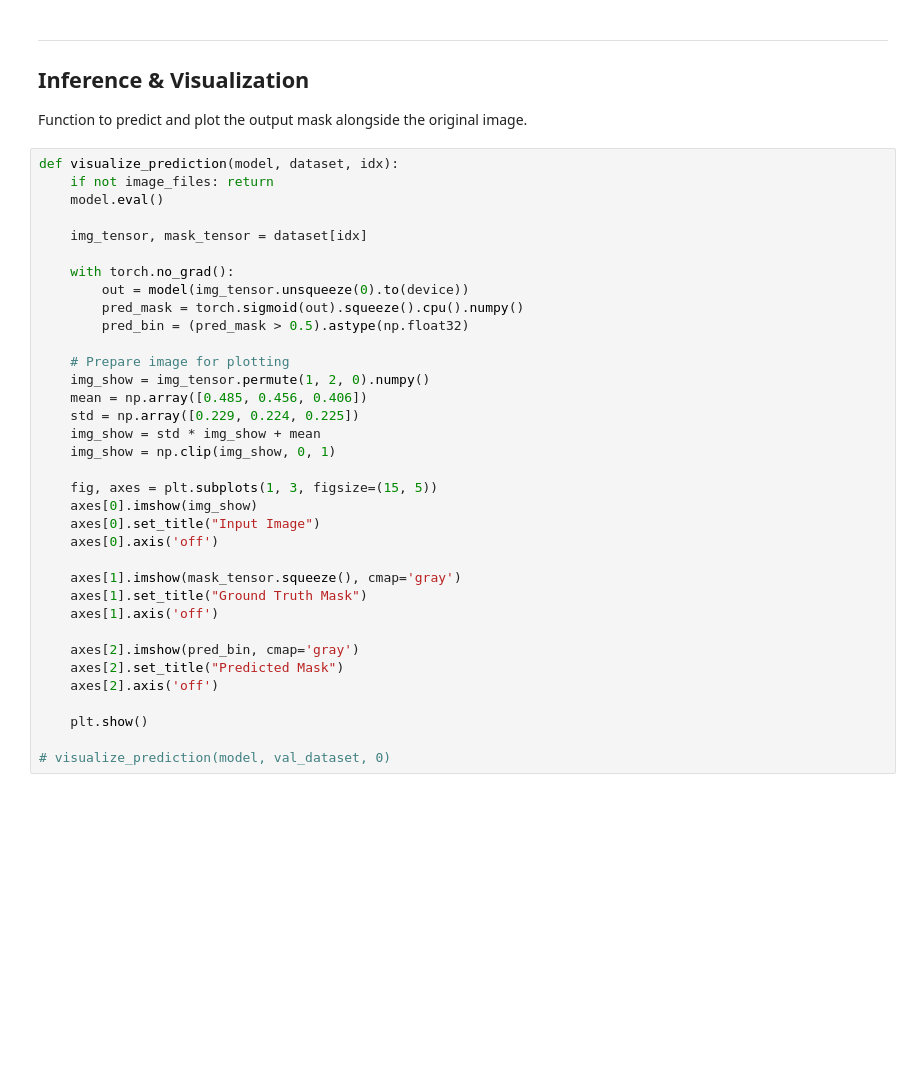
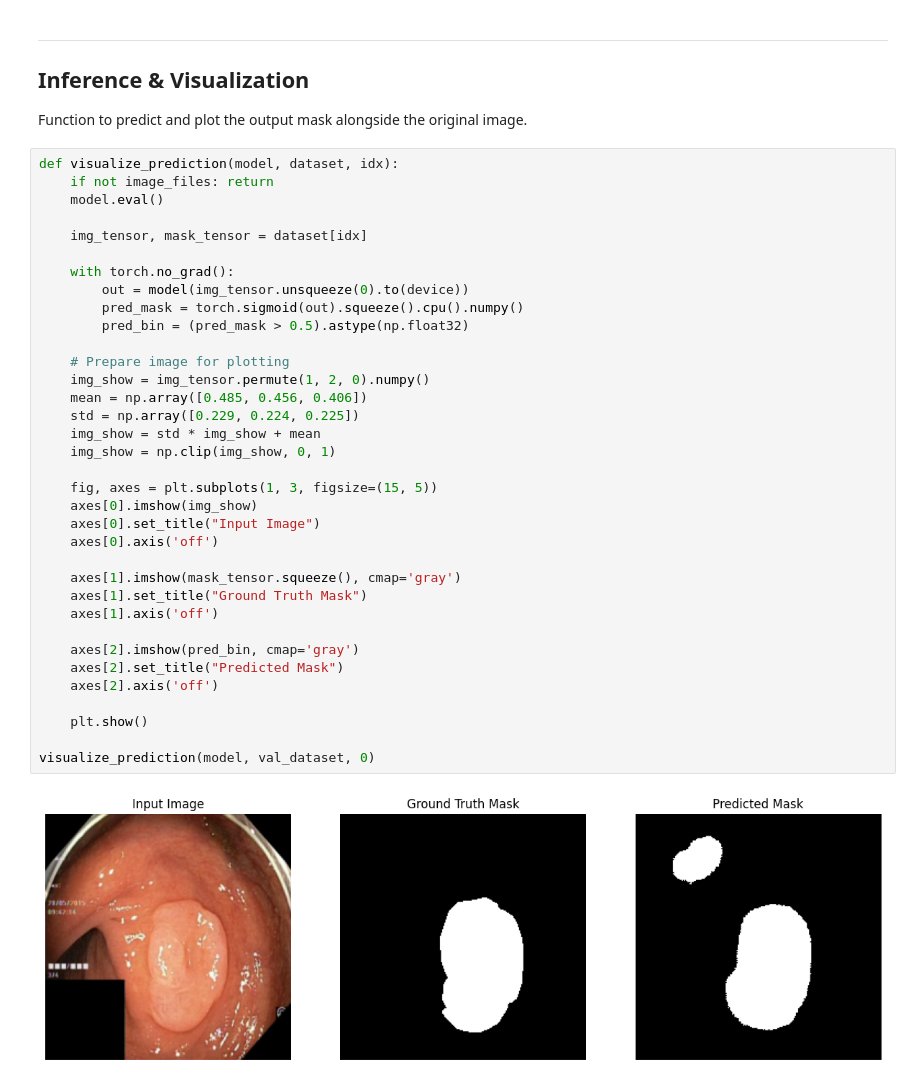
Before and after one commit to giantary/2026LE17_BackgroundKnowledge, a Jupyter notebook: Mini_project/DL_Project/3_unet_segmentation_en.ipynb, the cells around one changed output. Saved outputs shown, nothing was run; the diff lists cells and outputs as text; blank space fills up the shorter version.

```diff
--- a/Mini_project/DL_Project/3_unet_segmentation_en.ipynb
+++ b/Mini_project/DL_Project/3_unet_segmentation_en.ipynb
@@ -376,31 +376,33 @@ def visualize_prediction(model, dataset, idx):
 
     img_tensor, mask_tensor = dataset[idx]
 
     with torch.no_grad():
         out = model(img_tensor.unsqueeze(0).to(device))
         pred_mask = torch.sigmoid(out).squeeze().cpu().numpy()
         pred_bin = (pred_mask > 0.5).astype(np.float32)
 
     # Prepare image for plotting
     img_show = img_tensor.permute(1, 2, 0).numpy()
     mean = np.array([0.485, 0.456, 0.406])
     std = np.array([0.229, 0.224, 0.225])
     img_show = std * img_show + mean
     img_show = np.clip(img_show, 0, 1)
 
     fig, axes = plt.subplots(1, 3, figsize=(15, 5))
     axes[0].imshow(img_show)
     axes[0].set_title("Input Image")
     axes[0].axis('off')
 
     axes[1].imshow(mask_tensor.squeeze(), cmap='gray')
     axes[1].set_title("Ground Truth Mask")
     axes[1].axis('off')
 
     axes[2].imshow(pred_bin, cmap='gray')
     axes[2].set_title("Predicted Mask")
     axes[2].axis('off')
 
     plt.show()
 
-# visualize_prediction(model, val_dataset, 0)
+visualize_prediction(model, val_dataset, 0)
+# %% [output]
+[figure, added]
```
